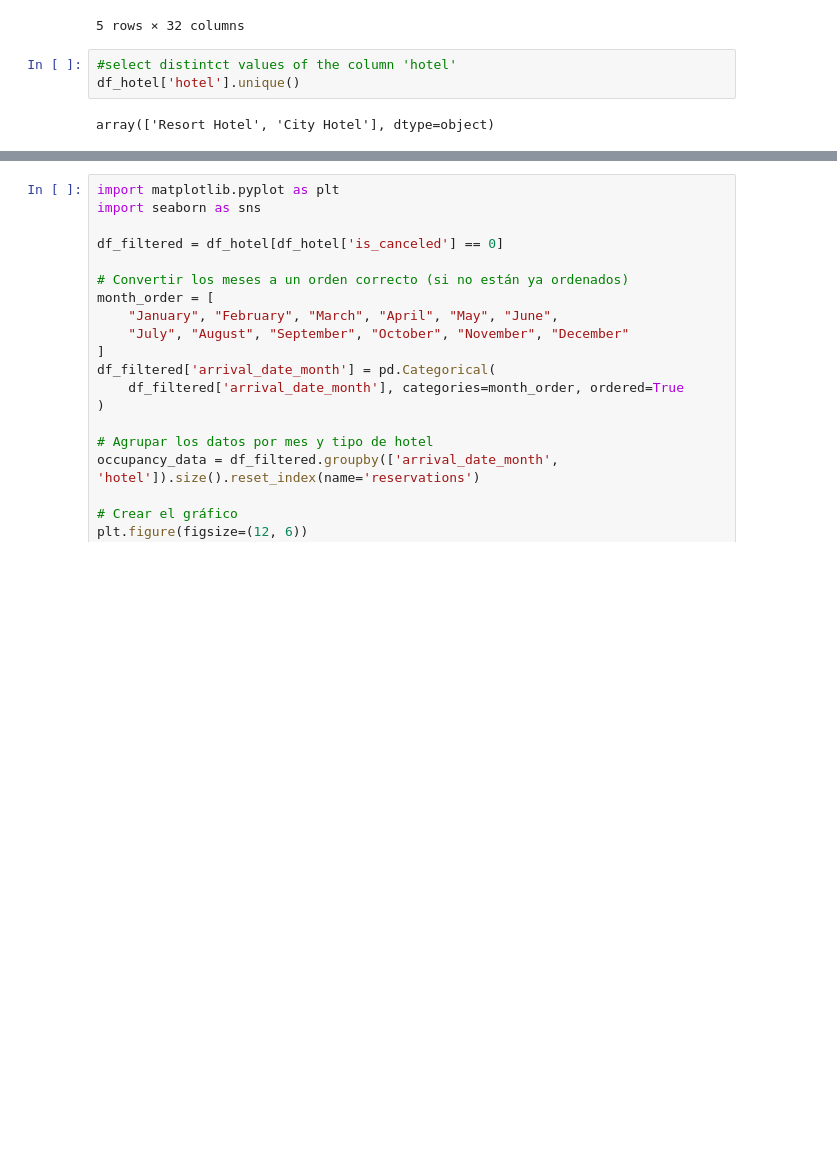
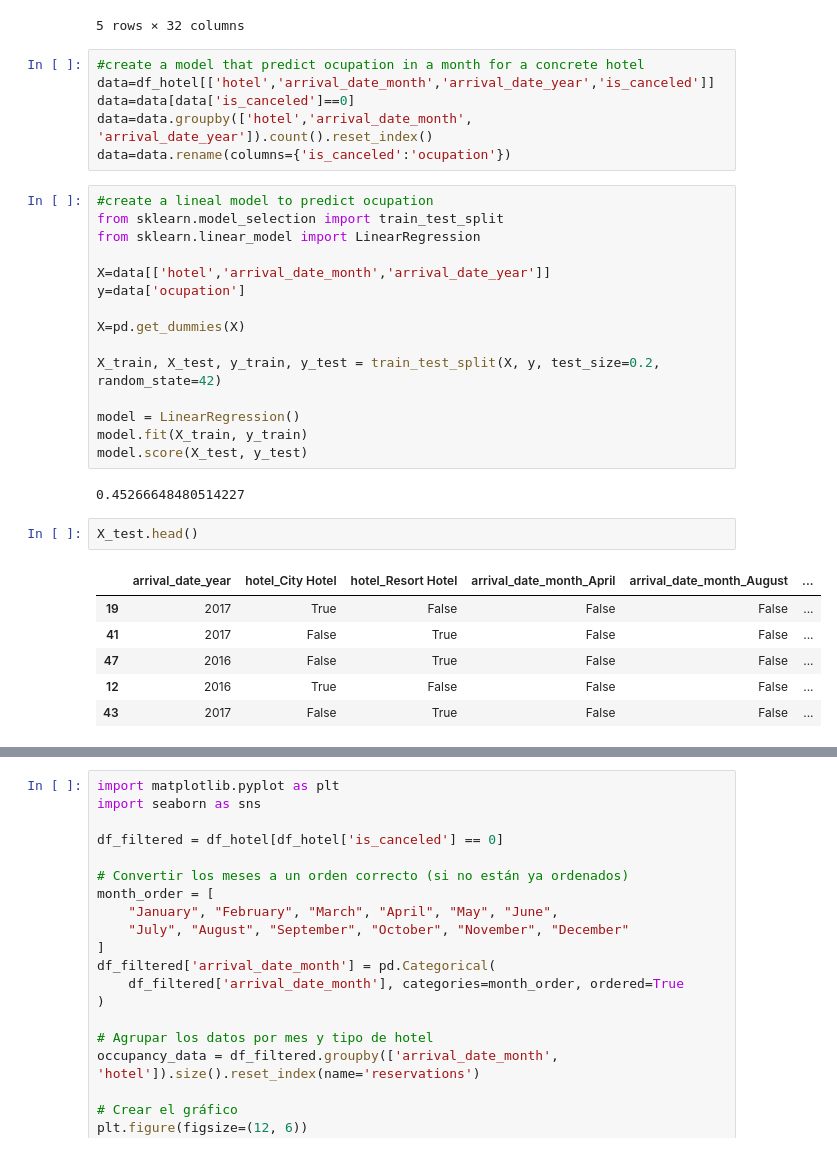
Before and after one commit to carmenlozanolopez/VPAD, a Jupyter notebook: script.ipynb, the cells around one changed output, grey strips where cells are left out. Saved outputs shown, nothing was run; the diff lists cells and outputs as text; blank space fills up the shorter version.

```diff
--- a/script.ipynb
+++ b/script.ipynb
@@ -13,8 +13,35 @@ df_hotel.head()
 | 3 | Resort Hotel | 0 | 13 | 2015 | July | 27 | ... |
 | 4 | Resort Hotel | 0 | 14 | 2015 | July | 27 | ... |
 5 rows × 32 columns
-# %%
-#select distintct values of the column 'hotel'
-df_hotel['hotel'].unique()
-# %% [output]
-array(['Resort Hotel', 'City Hotel'], dtype=object)
+# %%
+#create a model that predict ocupation in a month for a concrete hotel
+data=df_hotel[['hotel','arrival_date_month','arrival_date_year','is_canceled']]
+data=data[data['is_canceled']==0]
+data=data.groupby(['hotel','arrival_date_month', 'arrival_date_year']).count().reset_index()
+data=data.rename(columns={'is_canceled':'ocupation'})
+# %%
+#create a lineal model to predict ocupation
+from sklearn.model_selection import train_test_split
+from sklearn.linear_model import LinearRegression
+
+X=data[['hotel','arrival_date_month','arrival_date_year']]
+y=data['ocupation']
+
+X=pd.get_dummies(X)
+
+X_train, X_test, y_train, y_test = train_test_split(X, y, test_size=0.2, random_state=42)
+
+model = LinearRegression()
+model.fit(X_train, y_train)
+model.score(X_test, y_test)
+# %% [output]
+0.45266648480514227
+# %%
+X_test.head()
+# %% [output]
+|  | arrival_date_year | hotel_City Hotel | hotel_Resort Hotel | arrival_date_month_April | arrival_date_month_August | ... |
+| 19 | 2017 | True | False | False | False | ... |
+| 41 | 2017 | False | True | False | False | ... |
+| 47 | 2016 | False | True | False | False | ... |
+| 12 | 2016 | True | False | False | False | ... |
+| 43 | 2017 | False | True | False | False | ... |
```
Also changed, not shown: parts of 4 cells of this notebook, 1 other file.
